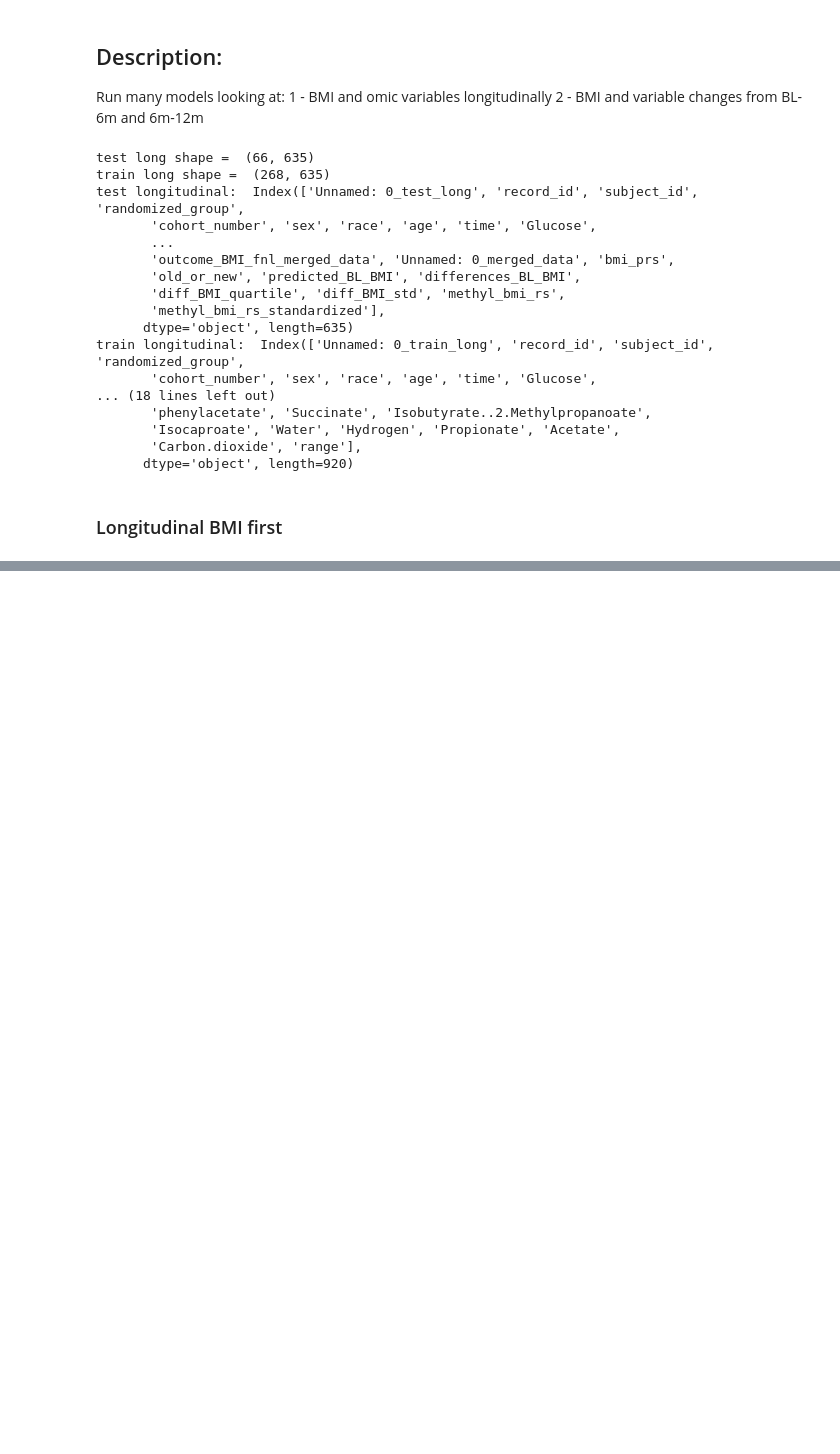
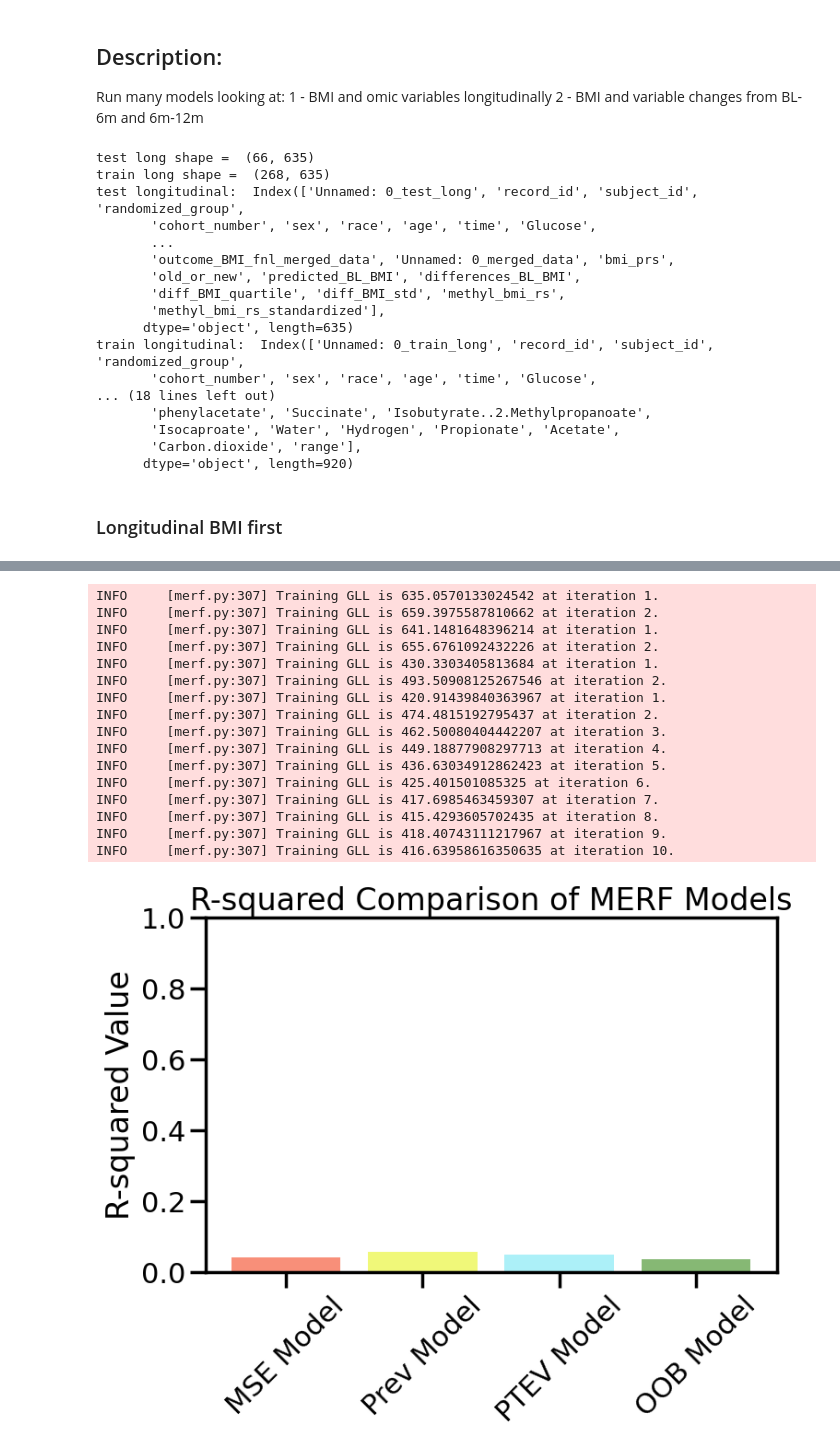
Before and after one commit to emilynyeo/multiomic_drift, a Jupyter notebook: play_scripts/2.models/merf_python/tuned_models/8.1.all_omic_bmi_modelplots.ipynb, the cells around one changed output, grey strips where cells are left out. Drawn from its saved outputs; the diff is of its cells as text; code cells hidden in the pictures; blank space fills up the shorter version.

```diff
--- a/play_scripts/2.models/merf_python/tuned_models/8.1.all_omic_bmi_modelplots.ipynb
+++ b/play_scripts/2.models/merf_python/tuned_models/8.1.all_omic_bmi_modelplots.ipynb
@@ -130,0 +370,50 @@ all_but_meta = ['randomized_group', 'cohort_number', 'sex', 'race', 'age', 'Gluc
+# %%
+train_l = train_long[meta_grs_taxa]
+test_l = test_long[meta_grs_taxa_test]
+output_dir = "/Users/emily/projects/research/Stanislawski/comps/mutli-omic-predictions/play_scripts/2.models/merf_python/merf_plots/long_combined"
+r2_out = 'r2_meta_grs_taxa_merf_bmi_long_feb6.png'
+feature_imp_out = 'fi_meta_grs_taxa_merf_bmi_long_feb6.png'
+
+print("---------- Select predictors for training set ----------")
+train_set = train_l
+X = train_set.drop(['outcome_bmi_fnl', 'all_samples'], axis=1)
+Y = train_set['outcome_bmi_fnl'].to_numpy()
+clusters_train = train_set['all_samples'].to_numpy()
+Z = np.ones((train_set.shape[0], 1))
+
+print("---------- Select predictors for test set ----------")
+test_set = test_l
+X_new = test_set.drop(['outcome_bmi_fnl', 'all_samples'], axis=1)[X.columns].astype(X.dtypes)
+Y_new = test_set['outcome_bmi_fnl'].to_numpy()
+clusters_new = pd.Series(test_set['all_samples'])
+Z_new = np.ones((len(X_new), 1))
+
+print("---------- Run MERF models ----------")
+#run_merf_analysis(X, Y, Z, clusters_train,
+#                  X_new, Y_new, Z_new, clusters_new,
+#                  long_df, output_dir, r2_out, feature_imp_out)
+
+r2_run3, fi_run3 = run_merf_analysis2(X, Y, Z, clusters_train,
+                             X_new, Y_new, Z_new, clusters_new,
+                             long_df, output_dir, r2_out, feature_imp_out)
+
+print("---------- Run best MERF 🧮 ----------")
+# param_grid_list = [
+#     {'n_estimators': 500, 'max_depth': None,
+#      'min_samples_split': 0.05, 'max_iter': 2}
+# ]
+# # Call the run_merf function with the required parameters
+# meta_grs_tax = run_merf(X, Y, Z, clusters_train,
+#                      X_new, Y_new, Z_new, clusters_new,
+#                      param_grid_list, results_name="meta_grs_tax_results")
+# # View the "only_meta" output
+# print("Viewing the 'only_meta' output:")
+# for result in meta_grs_tax:
+#     print(f"Model Parameters: {result['params']}")
+#     print(f"R-squared: {result['r2']:.4f}")
+#     print("Feature Importances:")
+#     for feature, importance in zip(X.columns, result['feature_importances']):
+#         print(f"{feature}: {importance:.4f}")
+#     print("\n")
+# # End of Selection
+# %% [output]
@@ -130,0 +437,17 @@ all_but_meta = ['randomized_group', 'cohort_number', 'sex', 'race', 'age', 'Gluc
+INFO     [merf.py:307] Training GLL is 635.0570133024542 at iteration 1.
+INFO     [merf.py:307] Training GLL is 659.3975587810662 at iteration 2.
+INFO     [merf.py:307] Training GLL is 641.1481648396214 at iteration 1.
+INFO     [merf.py:307] Training GLL is 655.6761092432226 at iteration 2.
+INFO     [merf.py:307] Training GLL is 430.3303405813684 at iteration 1.
+INFO     [merf.py:307] Training GLL is 493.50908125267546 at iteration 2.
+INFO     [merf.py:307] Training GLL is 420.91439840363967 at iteration 1.
+INFO     [merf.py:307] Training GLL is 474.4815192795437 at iteration 2.
+INFO     [merf.py:307] Training GLL is 462.50080404442207 at iteration 3.
+INFO     [merf.py:307] Training GLL is 449.18877908297713 at iteration 4.
+INFO     [merf.py:307] Training GLL is 436.63034912862423 at iteration 5.
+INFO     [merf.py:307] Training GLL is 425.401501085325 at iteration 6.
+INFO     [merf.py:307] Training GLL is 417.6985463459307 at iteration 7.
+INFO     [merf.py:307] Training GLL is 415.4293605702435 at iteration 8.
+INFO     [merf.py:307] Training GLL is 418.40743111217967 at iteration 9.
+INFO     [merf.py:307] Training GLL is 416.63958616350635 at iteration 10.
+[figure, added]
```
Also changed, not shown: parts of 45 cells of this notebook, 1 other file.
